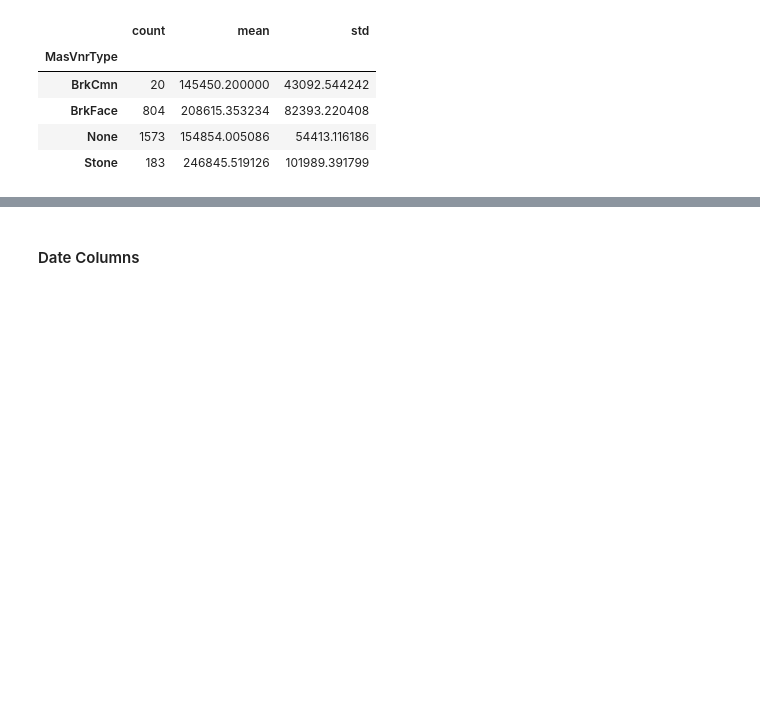
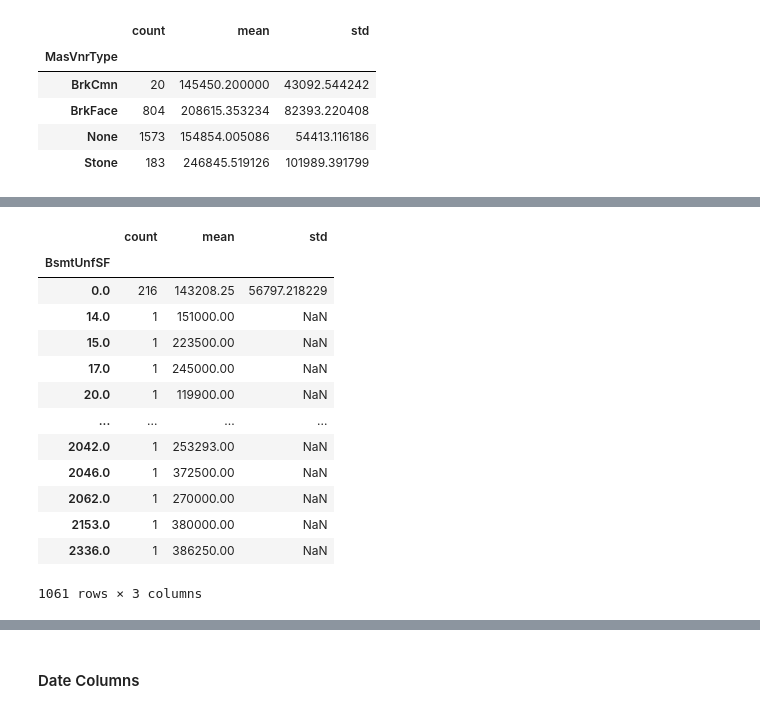
Before and after one commit to hzeig/ames-housing-predictions, a Jupyter notebook: HADAR/hadar project.ipynb, the cells around one changed output, grey strips where cells are left out. Saved outputs shown, nothing was run; the diff lists cells and outputs as text; code cells hidden in the pictures; blank space fills up the shorter version.

```diff
--- a/HADAR/hadar project.ipynb
+++ b/HADAR/hadar project.ipynb
@@ -461,0 +477,19 @@ list(enumerate(bath_df))
+# %%
+hp_dict['BsmtUnfSF']
+housePrice.BsmtUnfSF = housePrice.BsmtUnfSF.fillna(housePrice.BsmtUnfSF.mean())
+housePrice.groupby('BsmtUnfSF')['SalePrice'].agg(['count','mean','std'])
+# %% [output]
+|  | count | mean | std |
+| BsmtUnfSF |  |  |  |
+| 0.0 | 216 | 143208.25 | 56797.218229 |
+| 14.0 | 1 | 151000.00 | NaN |
+| 15.0 | 1 | 223500.00 | NaN |
+| 17.0 | 1 | 245000.00 | NaN |
+| 20.0 | 1 | 119900.00 | NaN |
+| ... | ... | ... | ... |
+| 2042.0 | 1 | 253293.00 | NaN |
+| 2046.0 | 1 | 372500.00 | NaN |
+| 2062.0 | 1 | 270000.00 | NaN |
+| 2153.0 | 1 | 380000.00 | NaN |
+| 2336.0 | 1 | 386250.00 | NaN |
+1061 rows × 3 columns
```
Also changed, not shown: parts of 25 cells of this notebook, 1 other file.
